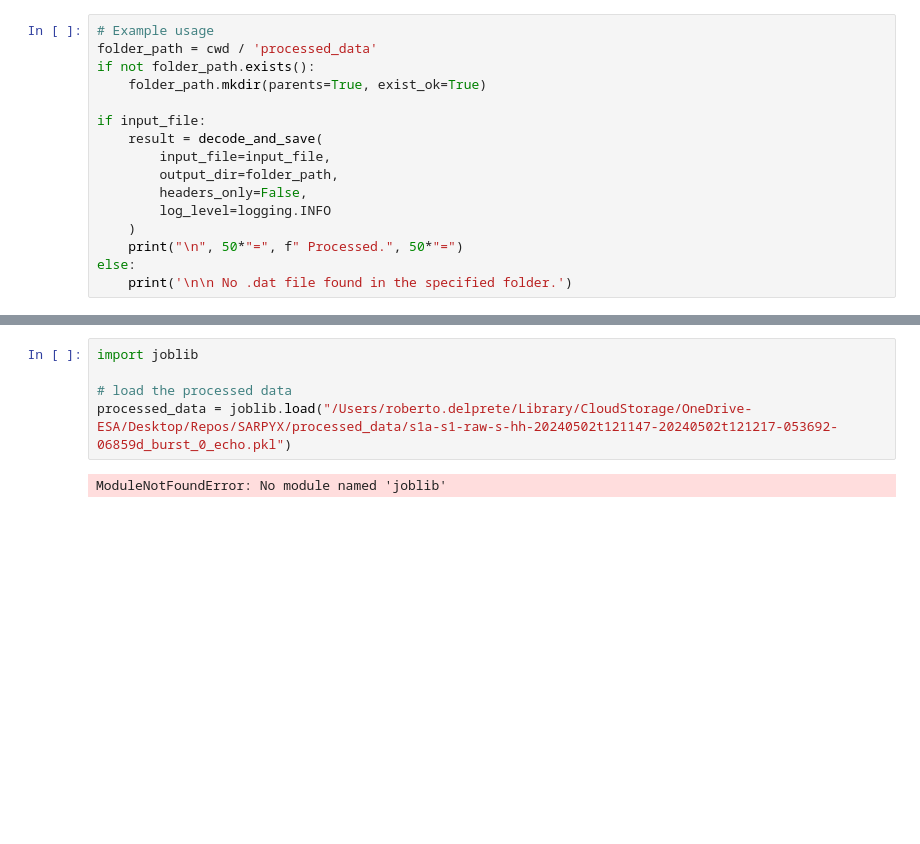
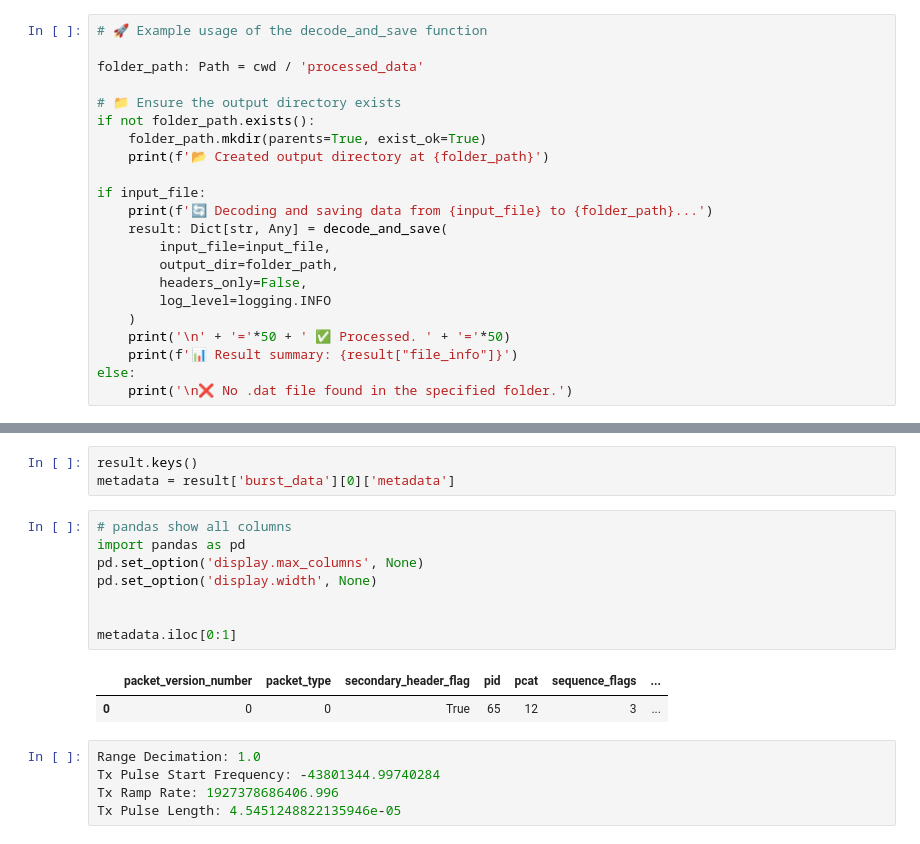
Before and after one commit to sirbastiano/srp, a Jupyter notebook: notebooks/decoderAPI.ipynb, the cells around one changed output, grey strips where cells are left out. Cells and saved outputs as stored; diff of their text form; blank space fills up the shorter version.

```diff
--- a/notebooks/decoderAPI.ipynb
+++ b/notebooks/decoderAPI.ipynb
@@ -91,17 +94,23 @@ Input file: /Users/roberto.delprete/Library/CloudStorage/OneDrive-ESA/Desktop/Re
 # %%
-# Example usage
-folder_path = cwd / 'processed_data'
+# 🚀 Example usage of the decode_and_save function
+
+folder_path: Path = cwd / 'processed_data'
+
+# 📁 Ensure the output directory exists
 if not folder_path.exists():
     folder_path.mkdir(parents=True, exist_ok=True)
+    print(f'📂 Created output directory at {folder_path}')
 
 if input_file:
-    result = decode_and_save(
+    print(f'🔄 Decoding and saving data from {input_file} to {folder_path}...')
+    result: Dict[str, Any] = decode_and_save(
         input_file=input_file,
         output_dir=folder_path,
         headers_only=False,
         log_level=logging.INFO
     )
-    print("\n", 50*"=", f" Processed.", 50*"=")
+    print('\n' + '='*50 + ' ✅ Processed. ' + '='*50)
+    print(f'📊 Result summary: {result["file_info"]}')
 else:
-    print('\n\n No .dat file found in the specified folder.')
+    print('\n❌ No .dat file found in the specified folder.')
 # %% [output]
@@ -126,7 +144,19 @@ else:
-# %%
-import joblib
-
-# load the processed data
-processed_data = joblib.load("/Users/roberto.delprete/Library/CloudStorage/OneDrive-ESA/Desktop/Repos/SARPYX/processed_data/s1a-s1-raw-s-hh-20240502t121147-20240502t121217-053692-06859d_burst_0_echo.pkl")
-# %% [output]
-ModuleNotFoundError: No module named 'joblib'
+# %%
+result.keys()
+metadata = result['burst_data'][0]['metadata']
+# %%
+# pandas show all columns
+import pandas as pd
+pd.set_option('display.max_columns', None)
+pd.set_option('display.width', None)
+
+
+metadata.iloc[0:1]
+# %% [output]
+|  | packet_version_number | packet_type | secondary_header_flag | pid | pcat | sequence_flags | ... |
+| 0 | 0 | 0 | True | 65 | 12 | 3 | ... |
+# %%
+Range Decimation: 1.0
+Tx Pulse Start Frequency: -43801344.99740284
+Tx Ramp Rate: 1927378686406.996
+Tx Pulse Length: 4.5451248822135946e-05
```
Also changed, not shown: parts of 8 cells of this notebook, 13 other files.
